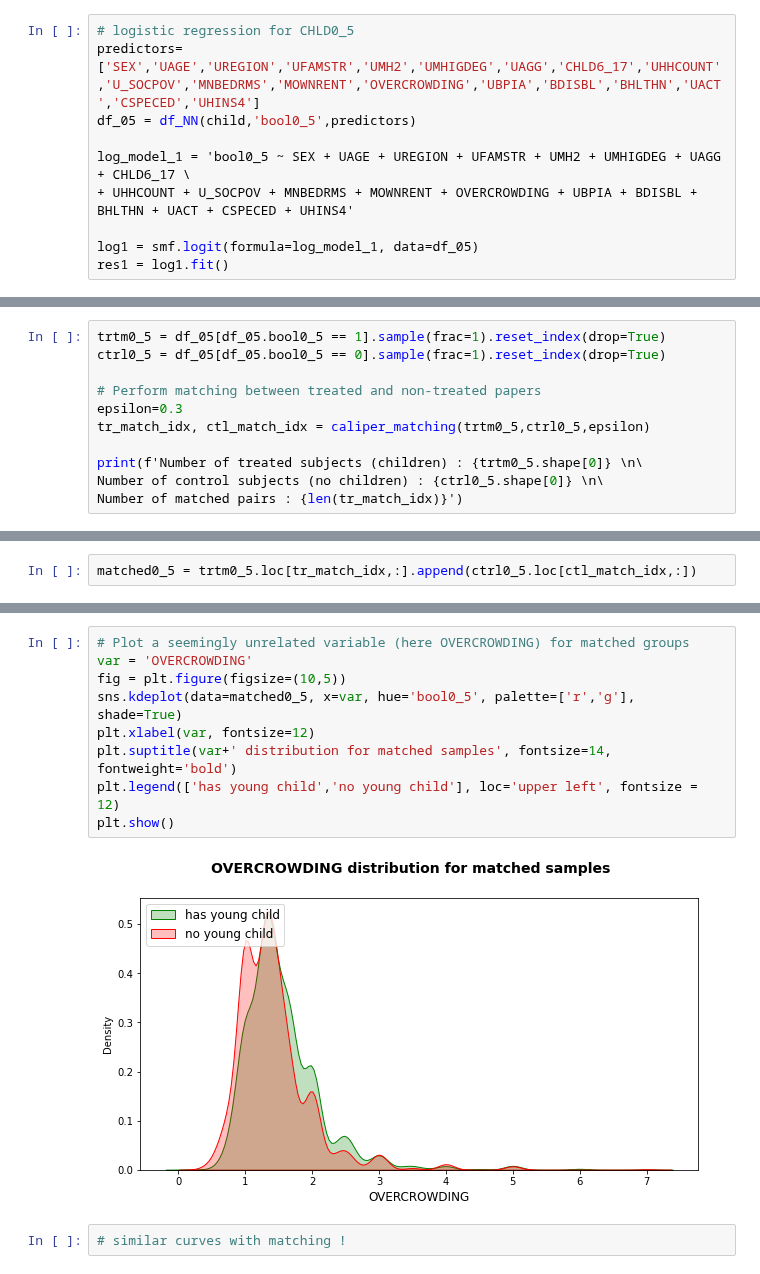
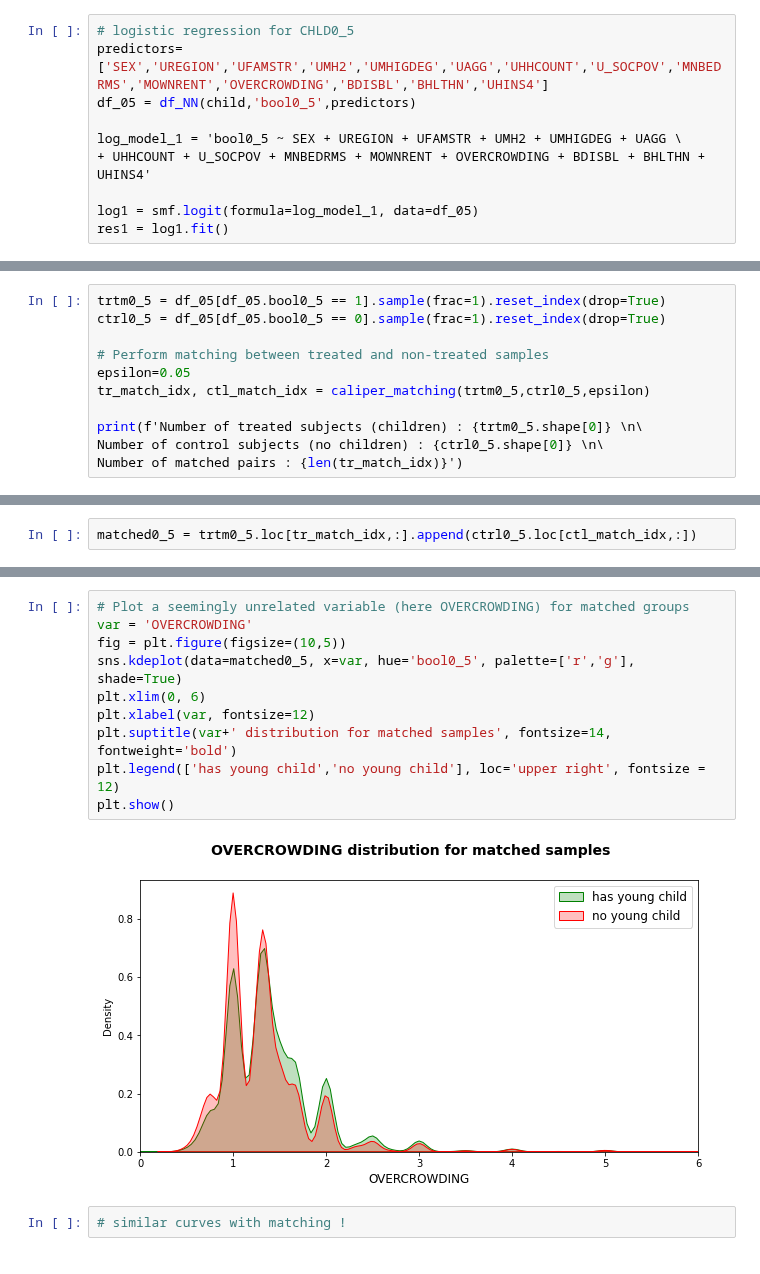
Before and after one commit to epfl-ada/ada-2020-project-milestone-p3-p3_ada-boi, a Jupyter notebook: creative_extension.ipynb, the cells around one changed output, grey strips where cells are left out. Drawn from its saved outputs; the diff is of its cells as text.

```diff
--- a/creative_extension.ipynb
+++ b/creative_extension.ipynb
@@ -259,11 +178,11 @@ plt.show()
 # je retrouve exclusivement les rows avec PERSTYPE = 2, surement une variable que je sélectionne qui était seulement demandées aux 6-17
 # %%
 # logistic regression for CHLD0_5
-predictors= ['SEX','UAGE','UREGION','UFAMSTR','UMH2','UMHIGDEG','UAGG','CHLD6_17','UHHCOUNT','U_SOCPOV','MNBEDRMS','MOWNRENT','OVERCROWDING','UBPIA','BDISBL','BHLTHN','UACT','CSPECED','UHINS4']
+predictors= ['SEX','UREGION','UFAMSTR','UMH2','UMHIGDEG','UAGG','UHHCOUNT','U_SOCPOV','MNBEDRMS','MOWNRENT','OVERCROWDING','BDISBL','BHLTHN','UHINS4']
 df_05 = df_NN(child,'bool0_5',predictors)
 
-log_model_1 = 'bool0_5 ~ SEX + UAGE + UREGION + UFAMSTR + UMH2 + UMHIGDEG + UAGG + CHLD6_17 \
-+ UHHCOUNT + U_SOCPOV + MNBEDRMS + MOWNRENT + OVERCROWDING + UBPIA + BDISBL + BHLTHN + UACT + CSPECED + UHINS4'
+log_model_1 = 'bool0_5 ~ SEX + UREGION + UFAMSTR + UMH2 + UMHIGDEG + UAGG \
++ UHHCOUNT + U_SOCPOV + MNBEDRMS + MOWNRENT + OVERCROWDING + BDISBL + BHLTHN + UHINS4'
 
 log1 = smf.logit(formula=log_model_1, data=df_05)
 res1 = log1.fit()
@@ -393,8 +313,8 @@ def caliper_matching (treatment, control, epsilon) :
 trtm0_5 = df_05[df_05.bool0_5 == 1].sample(frac=1).reset_index(drop=True)
 ctrl0_5 = df_05[df_05.bool0_5 == 0].sample(frac=1).reset_index(drop=True)
 
-# Perform matching between treated and non-treated papers
-epsilon=0.3
+# Perform matching between treated and non-treated samples
+epsilon=0.05
 tr_match_idx, ctl_match_idx = caliper_matching(trtm0_5,ctrl0_5,epsilon)
 
 print(f'Number of treated subjects (children) : {trtm0_5.shape[0]} \n\
@@ -420,14 +340,15 @@ plt.show()
 # %%
 # Plot a seemingly unrelated variable (here OVERCROWDING) for matched groups
 var = 'OVERCROWDING'
 fig = plt.figure(figsize=(10,5))
 sns.kdeplot(data=matched0_5, x=var, hue='bool0_5', palette=['r','g'], shade=True)
+plt.xlim(0, 6)
 plt.xlabel(var, fontsize=12)
 plt.suptitle(var+' distribution for matched samples', fontsize=14, fontweight='bold')
-plt.legend(['has young child','no young child'], loc='upper left', fontsize = 12)
+plt.legend(['has young child','no young child'], loc='upper right', fontsize = 12)
 plt.show()
 # %% [output]
-[figure, old version]
+[figure, new version]
 # %%
 # similar curves with matching !
 # %%
```
Also changed, not shown: parts of 51 cells of this notebook.
